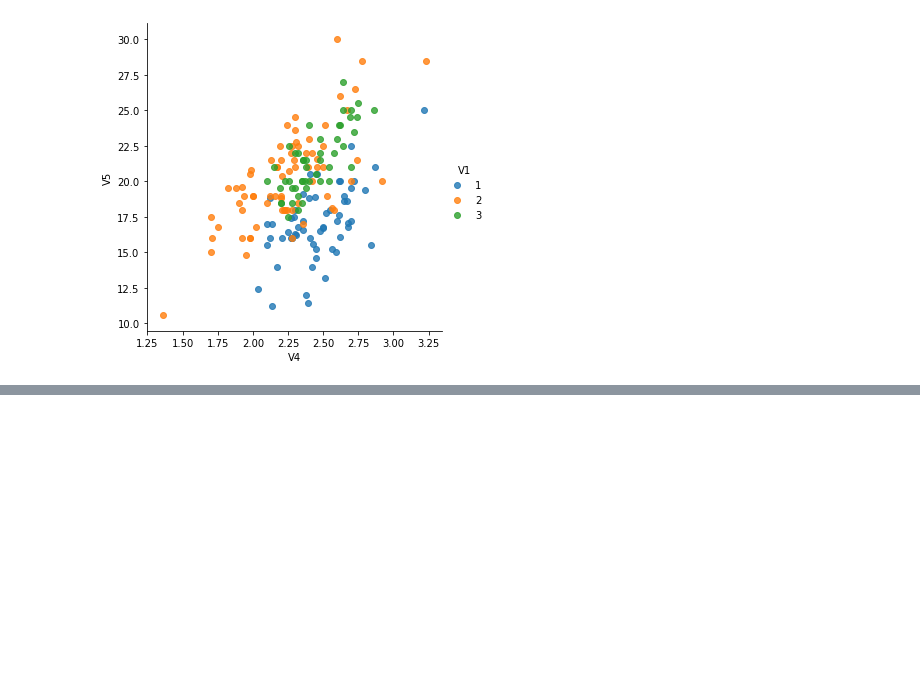
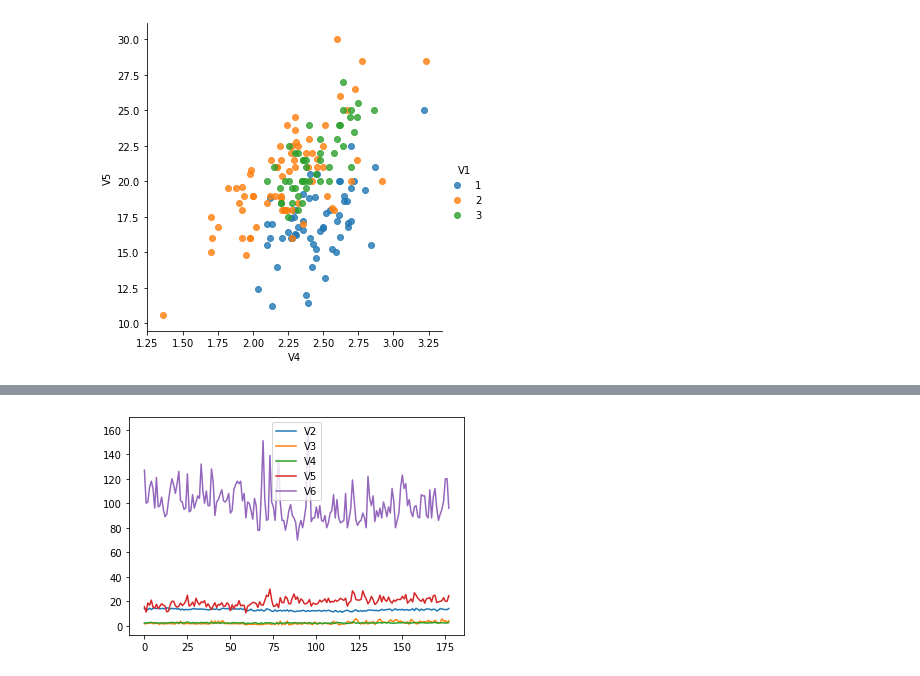
Before and after one commit to decipher07/Multivariate-Analysis-on-Wine-Dataset, a Jupyter notebook: Multivariate Analysis on Wine Dataset.ipynb, the cells around one changed output, grey strips where cells are left out. Drawn from its saved outputs; the diff is of its cells as text; code cells hidden in the pictures; blank space fills up the shorter version.

```diff
--- a/Multivariate Analysis on Wine Dataset.ipynb
+++ b/Multivariate Analysis on Wine Dataset.ipynb
@@ -126,0 +132,4 @@ sns.lmplot("V4", "V5", data, hue="V1", fit_reg=False)
+# %%
+ax = data[["V2","V3","V4","V5","V6"]].plot()
+# %% [output]
+[figure, added]
```
Also changed, not shown: parts of 1 cell of this notebook.
